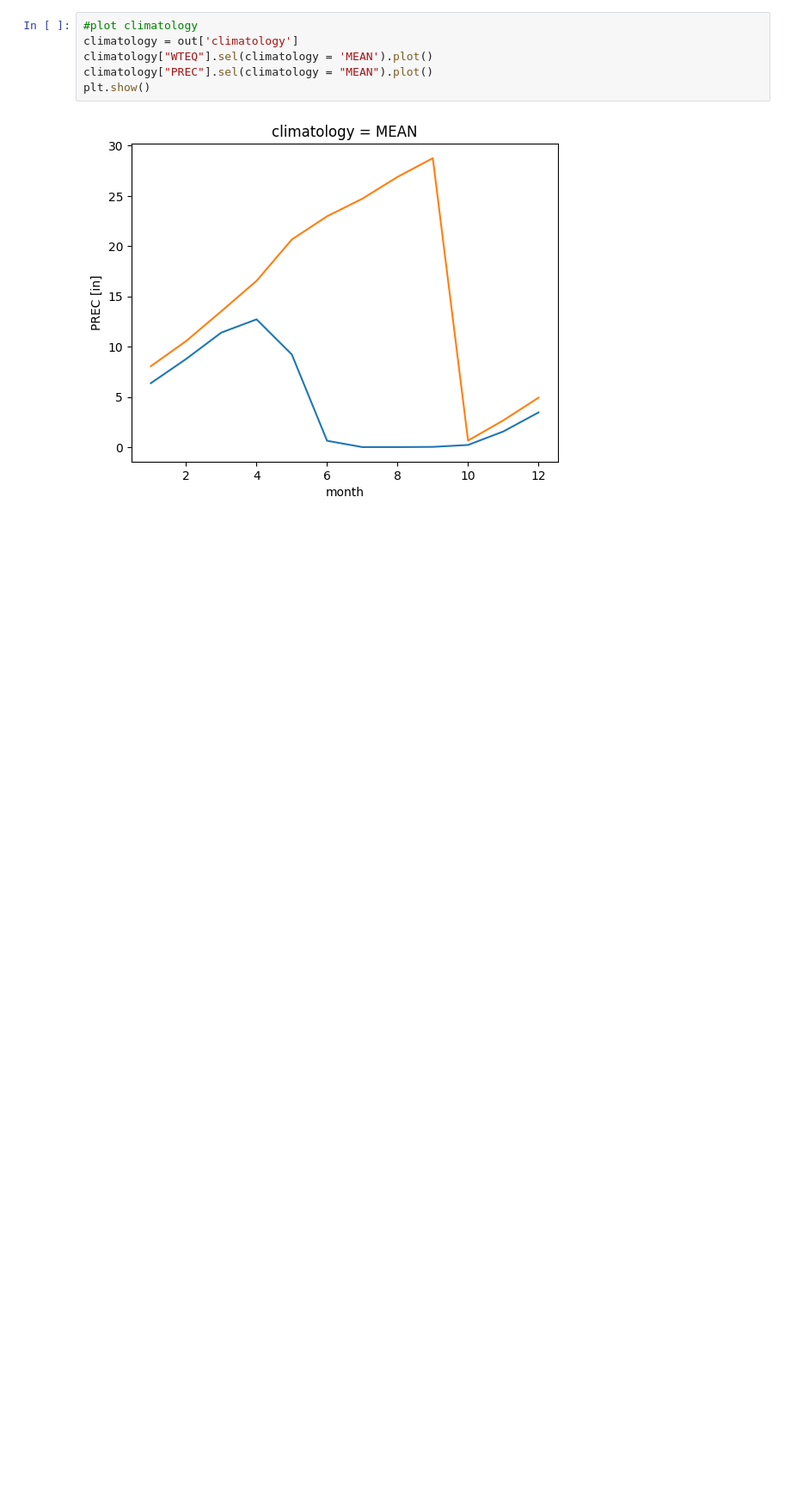
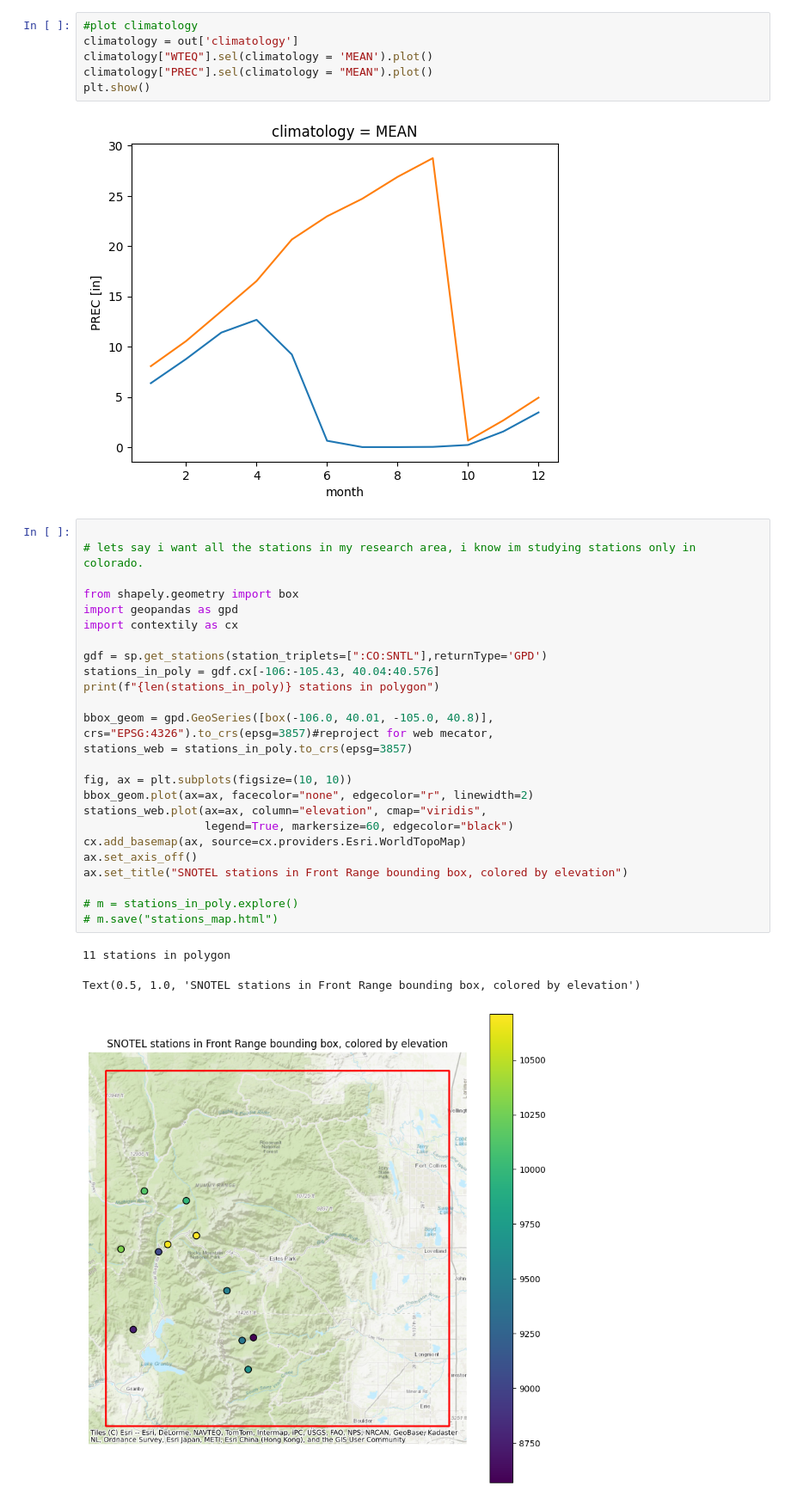
Before and after one commit to tavo7876/snotelpy, a Jupyter notebook: Examples/Examples.ipynb, the cells around one changed output. Shown at 86% size. Cells and saved outputs as stored; diff of their text form; blank space fills up the shorter version.

```diff
--- a/Examples/Examples.ipynb
+++ b/Examples/Examples.ipynb
@@ -203,3 +204,32 @@ climatology["PREC"].sel(climatology = "MEAN").plot()
 plt.show()
 # %% [output]
 [figure]
+# %%
+
+# lets say i want all the stations in my research area, i know im studying stations only in colorado.
+
+from shapely.geometry import box
+import geopandas as gpd
+import contextily as cx
+
+gdf = sp.get_stations(station_triplets=[":CO:SNTL"],returnType='GPD')
+stations_in_poly = gdf.cx[-106:-105.43, 40.04:40.576]
+print(f"{len(stations_in_poly)} stations in polygon")
+
+bbox_geom = gpd.GeoSeries([box(-106.0, 40.01, -105.0, 40.8)], crs="EPSG:4326").to_crs(epsg=3857)#reproject for web mecator,
+stations_web = stations_in_poly.to_crs(epsg=3857)
+
+fig, ax = plt.subplots(figsize=(10, 10))
+bbox_geom.plot(ax=ax, facecolor="none", edgecolor="r", linewidth=2)
+stations_web.plot(ax=ax, column="elevation", cmap="viridis",
+                  legend=True, markersize=60, edgecolor="black")
+cx.add_basemap(ax, source=cx.providers.Esri.WorldTopoMap)
+ax.set_axis_off()
+ax.set_title("SNOTEL stations in Front Range bounding box, colored by elevation")
+
+# m = stations_in_poly.explore()
+# m.save("stations_map.html")
+# %% [output]
+11 stations in polygon
+Text(0.5, 1.0, 'SNOTEL stations in Front Range bounding box, colored by elevation')
+[figure, added]
```
Also changed, not shown: parts of 5 cells of this notebook.
